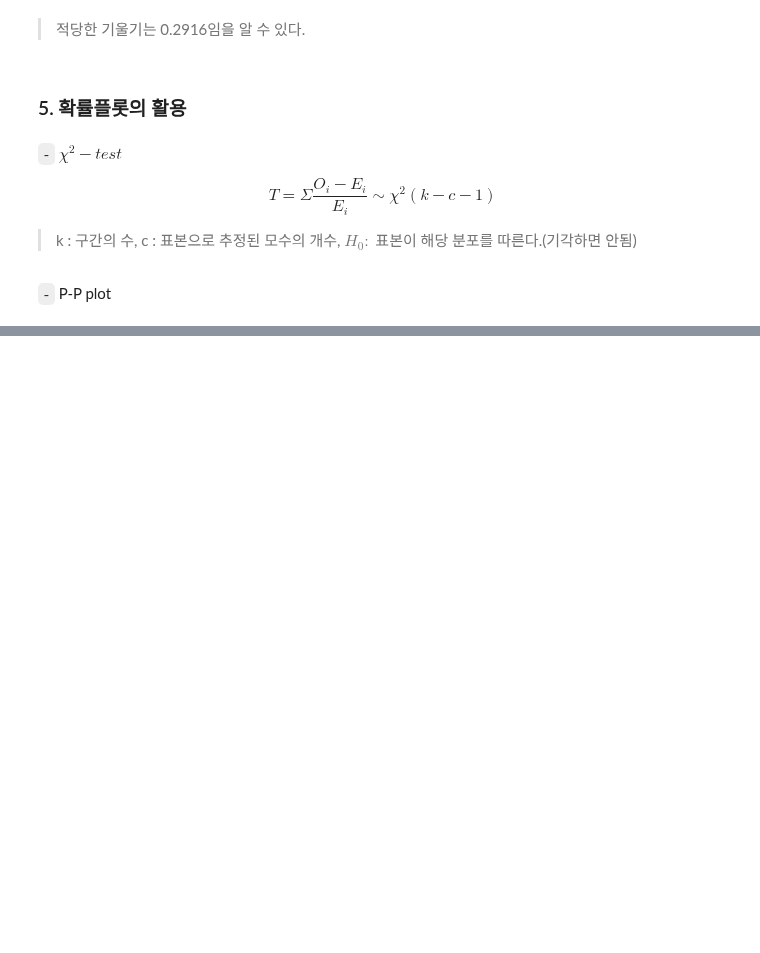
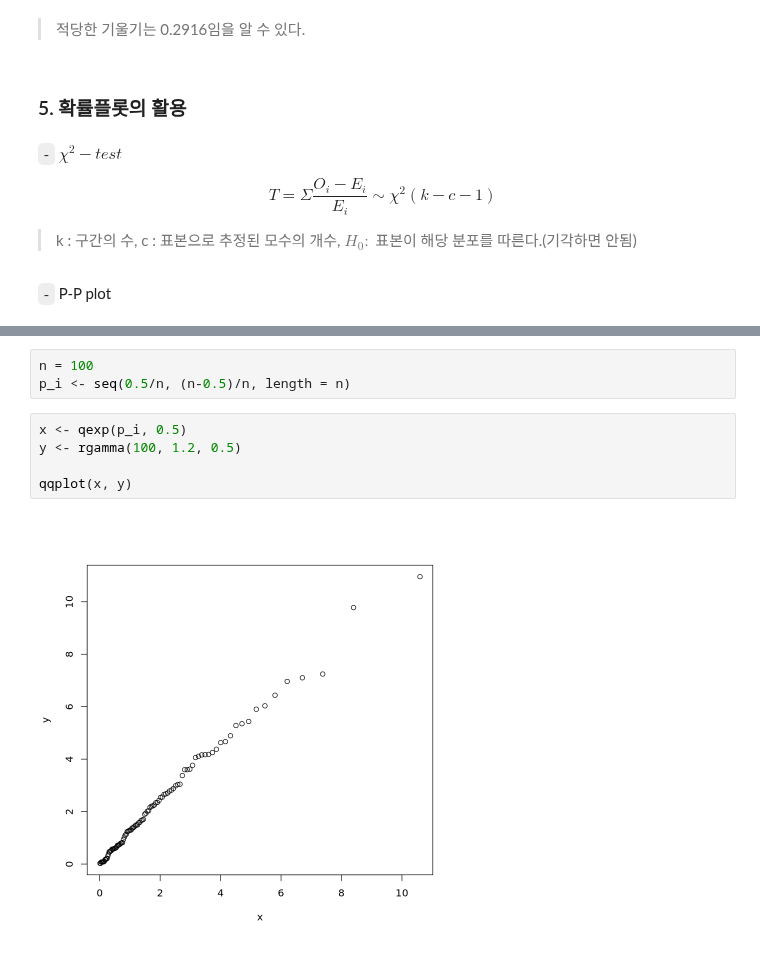
Before and after one commit to HollyRiver/R, a Jupyter notebook: EDA/code assemble.ipynb, the cells around one changed output, grey strips where cells are left out. Saved outputs shown, nothing was run; the diff lists cells and outputs as text; blank space fills up the shorter version.

```diff
--- a/EDA/code assemble.ipynb
+++ b/EDA/code assemble.ipynb
@@ -268,0 +300,10 @@ $$T = \Sigma\frac{O_i - E_i}{E_i} \sim \chi^2(k-c-1)$$
+# %%
+n = 100
+p_i <- seq(0.5/n, (n-0.5)/n, length = n)
+# %%
+x <- qexp(p_i, 0.5)
+y <- rgamma(100, 1.2, 0.5)
+
+qqplot(x, y)
+# %% [output]
+[figure, added]
```
Also changed, not shown: parts of 9 cells of this notebook, 3 other files.
